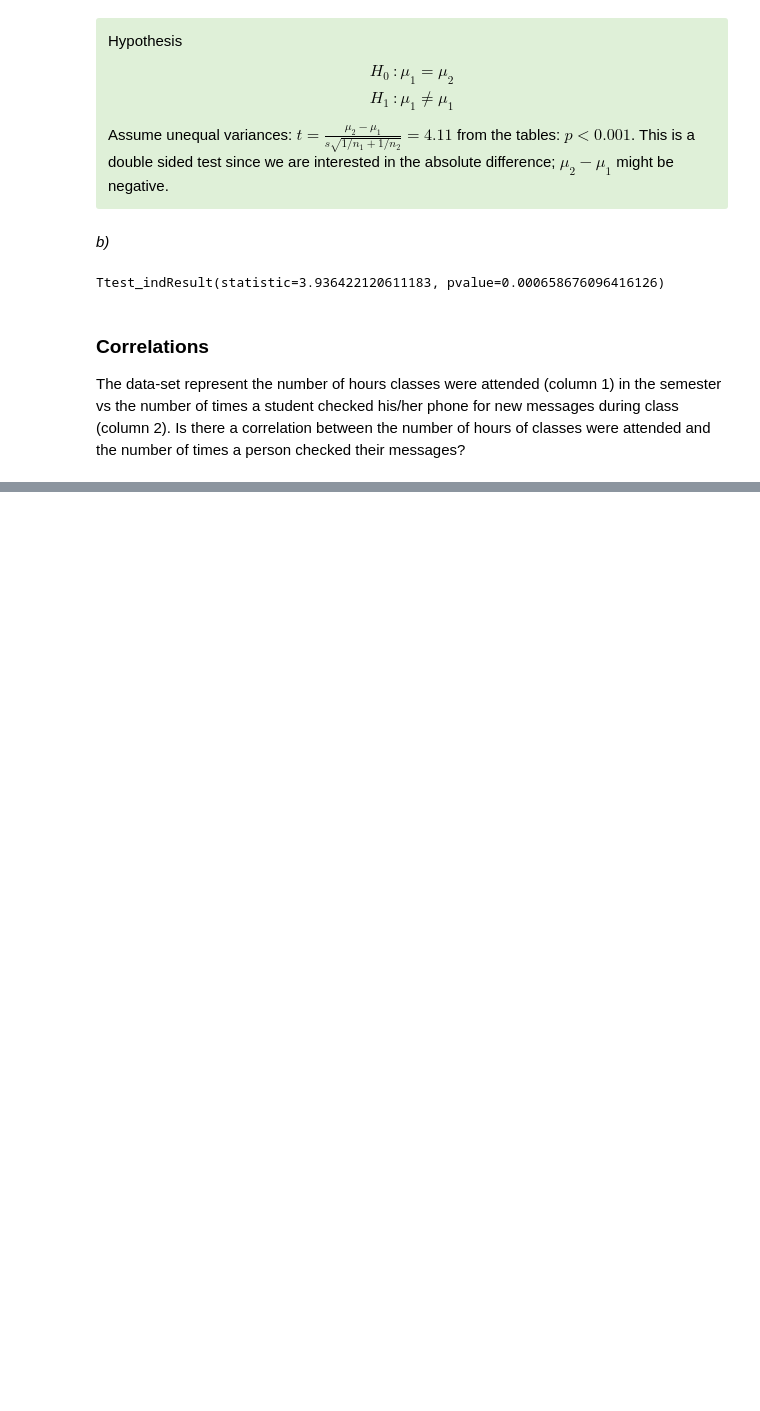
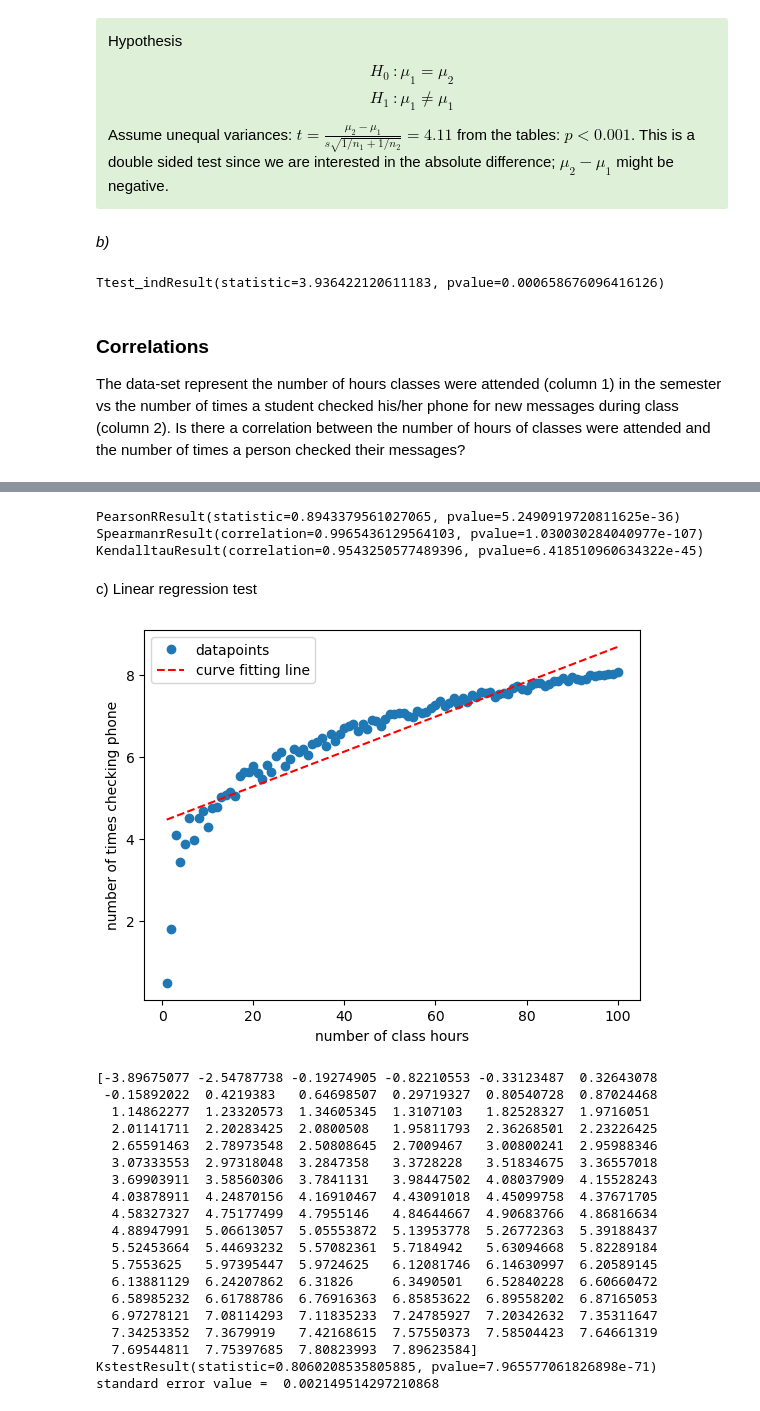
Before and after one commit to mrcocolinho/MSPS-Assignments, a Jupyter notebook: Notebooks/Assignment 2/ex02.ipynb, the cells around one changed output, grey strips where cells are left out. Saved outputs shown, nothing was run; the diff lists cells and outputs as text; code cells hidden in the pictures; blank space fills up the shorter version.

```diff
--- a/Notebooks/Assignment 2/ex02.ipynb
+++ b/Notebooks/Assignment 2/ex02.ipynb
@@ -490,0 +484,54 @@ What your answer should look like:
+# %%
+#pearson correlation
+print(sci.stats.pearsonr(CH,PH))
+
+#Spearman correlation
+print(sci.stats.spearmanr(CH,PH))
+
+#Kendal Tau
+print(sci.stats.kendalltau(CH,PH))
+# %% [output]
+PearsonRResult(statistic=0.8943379561027065, pvalue=5.2490919720811625e-36)
+SpearmanrResult(correlation=0.9965436129564103, pvalue=1.030030284040977e-107)
+KendalltauResult(correlation=0.9543250577489396, pvalue=6.418510960634322e-45)
+# %% [markdown]
+c) Linear regression test
+# %%
+lr = stats.linregress(CH,PH)
+
+plt.plot(CH, PH, 'o', label='datapoints')
+plt.plot(CH, lr.intercept + lr.slope*CH, 'r--', label='curve fitting line')
+plt.xlabel('number of class hours')
+plt.ylabel('number of times checking phone')
+plt.legend()
+plt.show()
+
+#residuals = actual values - predicted values
+res = PH - lr.intercept + lr.slope*CH
+print(res)
+#test of normality of the residuals using the Kolmogorov Smirnov test
+print(stats.kstest(res,'norm'))
+
+#standard error value
+print('standard error value = ',lr.stderr)
+# %% [output]
+[figure, added]
+[-3.89675077 -2.54787738 -0.19274905 -0.82210553 -0.33123487  0.32643078
+ -0.15892022  0.4219383   0.64698507  0.29719327  0.80540728  0.87024468
+  1.14862277  1.23320573  1.34605345  1.3107103   1.82528327  1.9716051
+  2.01141711  2.20283425  2.0800508   1.95811793  2.36268501  2.23226425
+  2.65591463  2.78973548  2.50808645  2.7009467   3.00800241  2.95988346
+  3.07333553  2.97318048  3.2847358   3.3728228   3.51834675  3.36557018
+  3.69903911  3.58560306  3.7841131   3.98447502  4.08037909  4.15528243
+  4.03878911  4.24870156  4.16910467  4.43091018  4.45099758  4.37671705
+  4.58327327  4.75177499  4.7955146   4.84644667  4.90683766  4.86816634
+  4.88947991  5.06613057  5.05553872  5.13953778  5.26772363  5.39188437
+  5.52453664  5.44693232  5.57082361  5.7184942   5.63094668  5.82289184
+  5.7553625   5.97395447  5.9724625   6.12081746  6.14630997  6.20589145
+  6.13881129  6.24207862  6.31826     6.3490501   6.52840228  6.60660472
+  6.58985232  6.61788786  6.76916363  6.85853622  6.89558202  6.87165053
+  6.97278121  7.08114293  7.11835233  7.24785927  7.20342632  7.35311647
+  7.34253352  7.3679919   7.42168615  7.57550373  7.58504423  7.64661319
+  7.69544811  7.75397685  7.80823993  7.89623584]
+KstestResult(statistic=0.8060208535805885, pvalue=7.965577061826898e-71)
+standard error value =  0.002149514297210868
```
Also changed, not shown: parts of 15 cells of this notebook.
